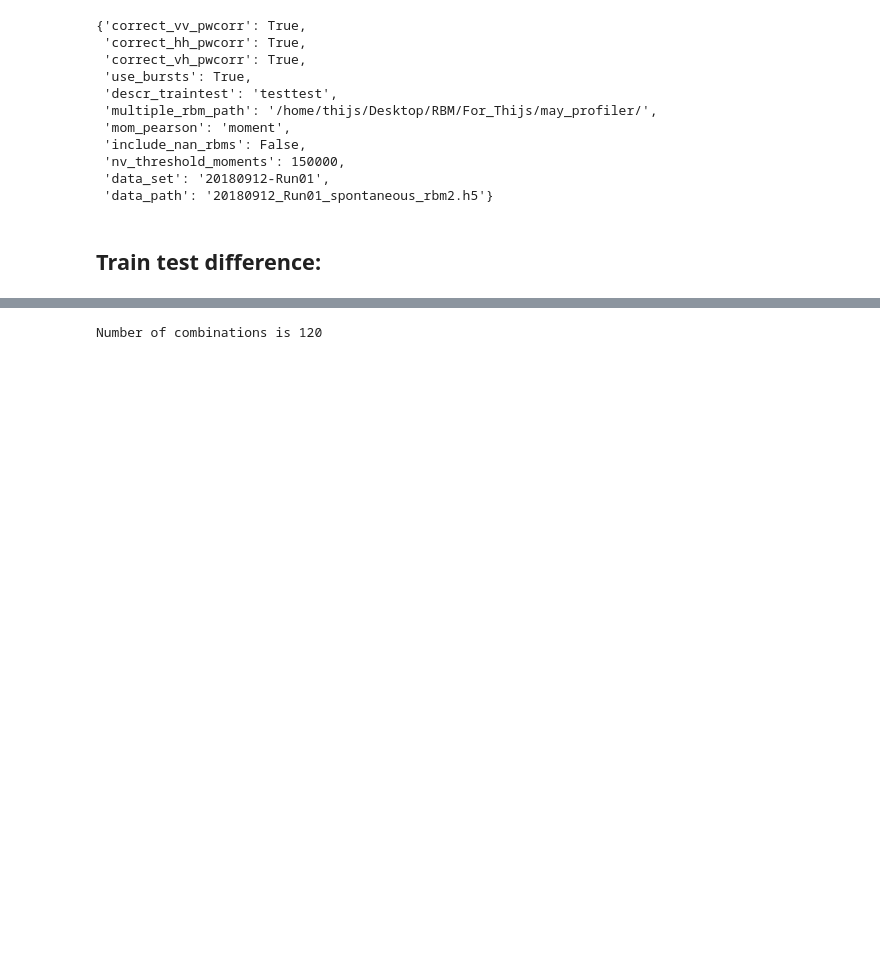
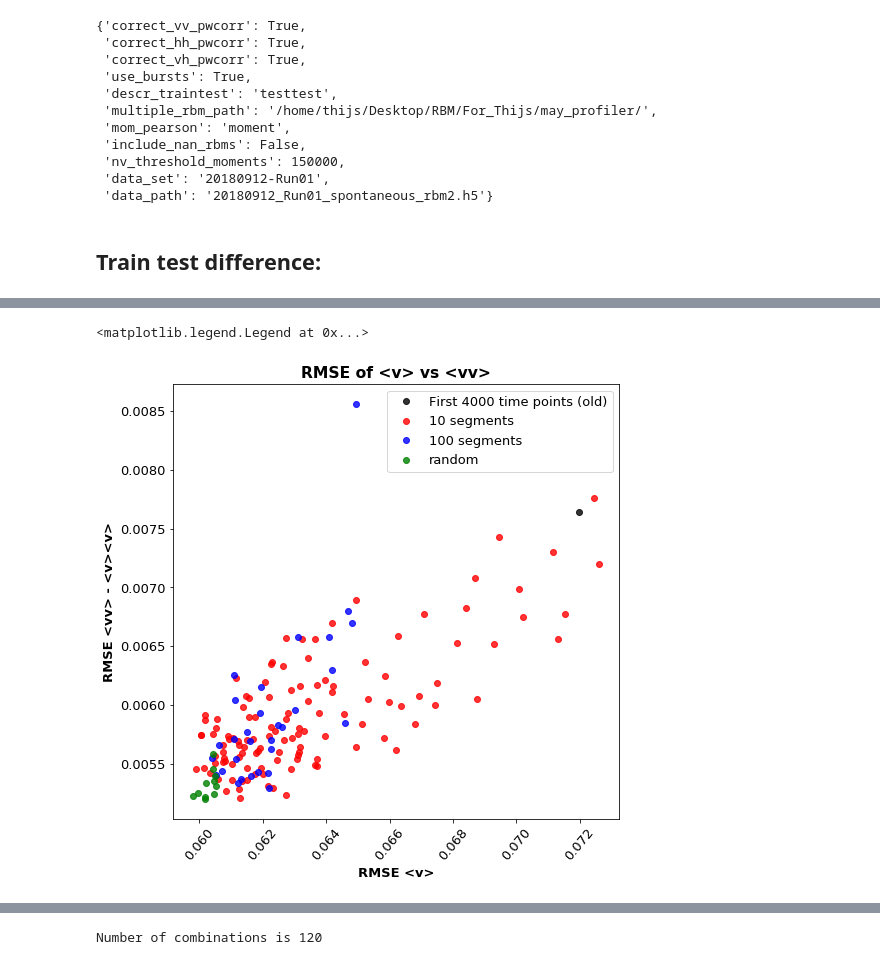
Before and after one commit to vdplasthijs/zf-rbm, a Jupyter notebook: Figures/fig_model_selection.ipynb, the cells around one changed output, grey strips where cells are left out. Drawn from its saved outputs; the diff is of its cells as text; code cells hidden in the pictures; blank space fills up the shorter version.

```diff
--- a/Figures/fig_model_selection.ipynb
+++ b/Figures/fig_model_selection.ipynb
@@ -297,0 +357,34 @@ dict_tt_stats = pickle.load(open(dict_path + dict_name, 'rb'))
+# %%
+assert (z1sign == z2sign).all()
+plt.subplots_adjust(wspace=0.5, hspace=0.4)
+xstat = 'rmse'
+plt.subplot(111)
+plt.rcParams['figure.figsize'] = (8, 8)
+plt.rcParams['lines.markersize'] = 12
+plt.rcParams['font.size'] = 13
+xdata, xsign = extract_stat_array(dictionary=all_dict_tt_stats, comp_moment='means_v_shuffled', stat=xstat)
+ydata, ysign = extract_stat_array(dictionary=all_dict_tt_stats, comp_moment='pwcorr_vv_corr_shuffled', stat=xstat)
+
+inds_shift_10seg = [x for x, s in enumerate(xsign) if s[:5] == '10seg']
+inds_shift_100seg = [x for x, s in enumerate(xsign) if s[:6] == '100seg']
+inds_random_50 = [x for x, s in enumerate(xsign) if s[:10] == 'random5050']
+inds_random_70 = [x for x, s in enumerate(xsign) if s[:10] == 'random7030']
+inds_old = [x for x, s in enumerate(xsign) if s[:10] == 'time4000']
+plt.plot(xdata[inds_old], ydata[inds_old], '.',
+         color='black', alpha=0.8, label='First 4000 time points (old)')
+plt.plot(xdata[inds_shift_10seg], ydata[inds_shift_10seg], '.',
+         color='red', alpha=0.8, label='10 segments')
+plt.plot(xdata[inds_shift_100seg], ydata[inds_shift_100seg], '.',
+         color='blue', alpha=0.8, label='100 segments')
+#     plt.plot(xdata[inds_random_50], ydata[inds_random_50], '.',
+# color='orange', alpha=0.8)
+plt.plot(xdata[inds_random_70], ydata[inds_random_70], '.',
+         color='green', alpha=0.8, label='random')
+plt.xlabel('RMSE <v>', weight='bold'); plt.ylabel('RMSE <vv> - <v><v>', weight='bold')
+plt.title('RMSE of <v> vs <vv>', weight='bold')
+# plt.xlim([0, xdata.max()]); plt.ylim([0, ydata.max()])
+plt.xticks(rotation=50)
+plt.legend()
+# %% [output]
+<matplotlib.legend.Legend at 0x...>
+[figure, added]
```
Also changed, not shown: parts of 14 cells of this notebook.
